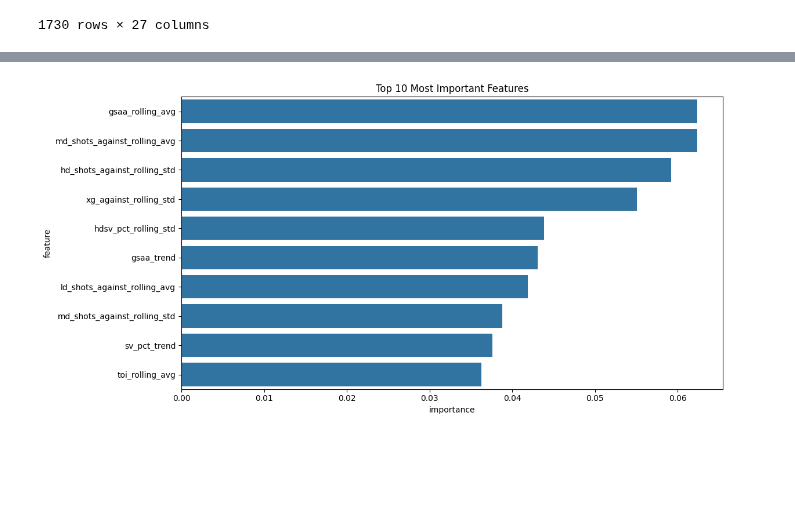
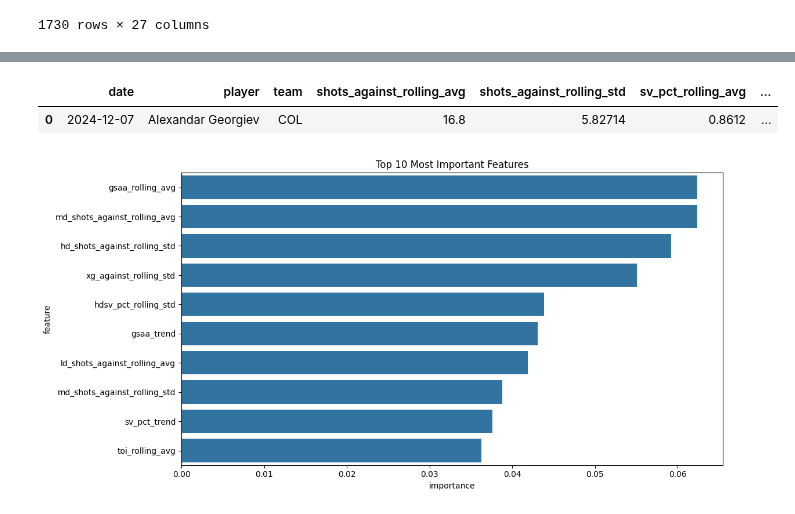
Before and after one commit to bwista/accurateshothelper, a Jupyter notebook: notebooks/goalie_eda.ipynb, the cells around one changed output, grey strips where cells are left out. Cells and saved outputs as stored; diff of their text form; code cells hidden in the pictures; blank space fills up the shorter version.

```diff
--- a/notebooks/goalie_eda.ipynb
+++ b/notebooks/goalie_eda.ipynb
@@ -150,3 +437,8 @@ def prepare_features(df, window_size=10):
+# %%
+rolling_stats
+# %% [output]
+|  | date | player | team | shots_against_rolling_avg | shots_against_rolling_std | sv_pct_rolling_avg | ... |
+| 0 | 2024-12-07 | Alexandar Georgiev | COL | 16.8 | 5.82714 | 0.8612 | ... |
 # %%
 def train_model(historical_data, window_size=10) -> Tuple[RandomForestRegressor, StandardScaler, dict]:
     """Train the model on historical goalie data and return evaluation metrics"""
```
Also changed, not shown: parts of 9 cells of this notebook.
